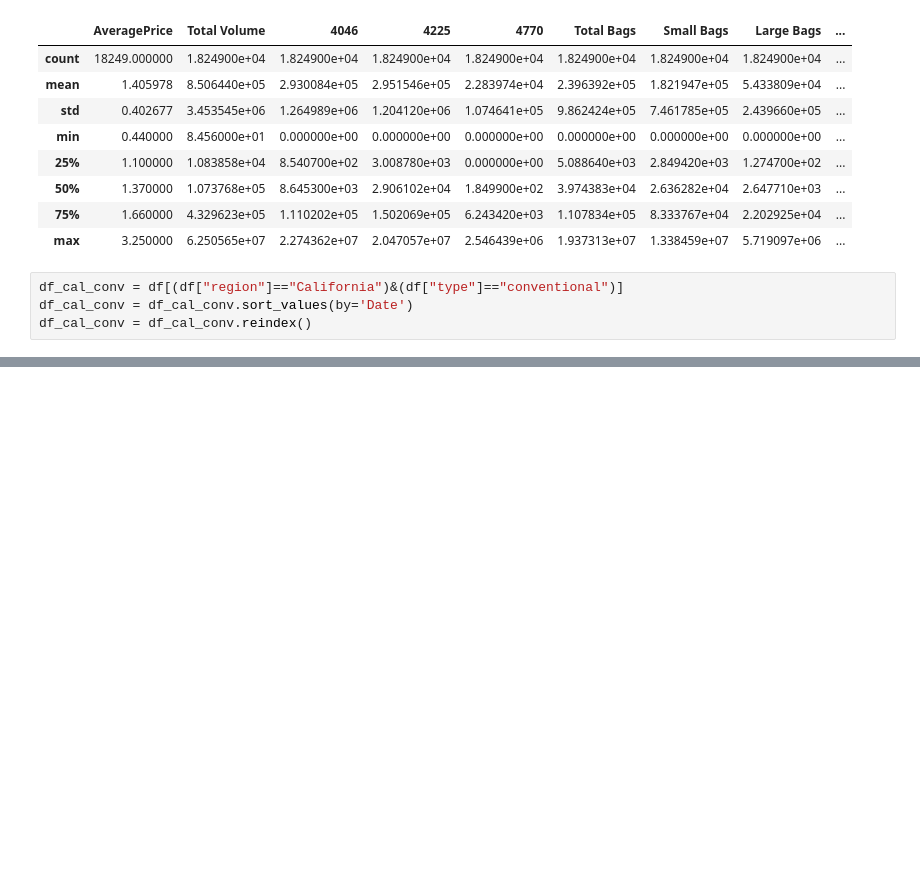
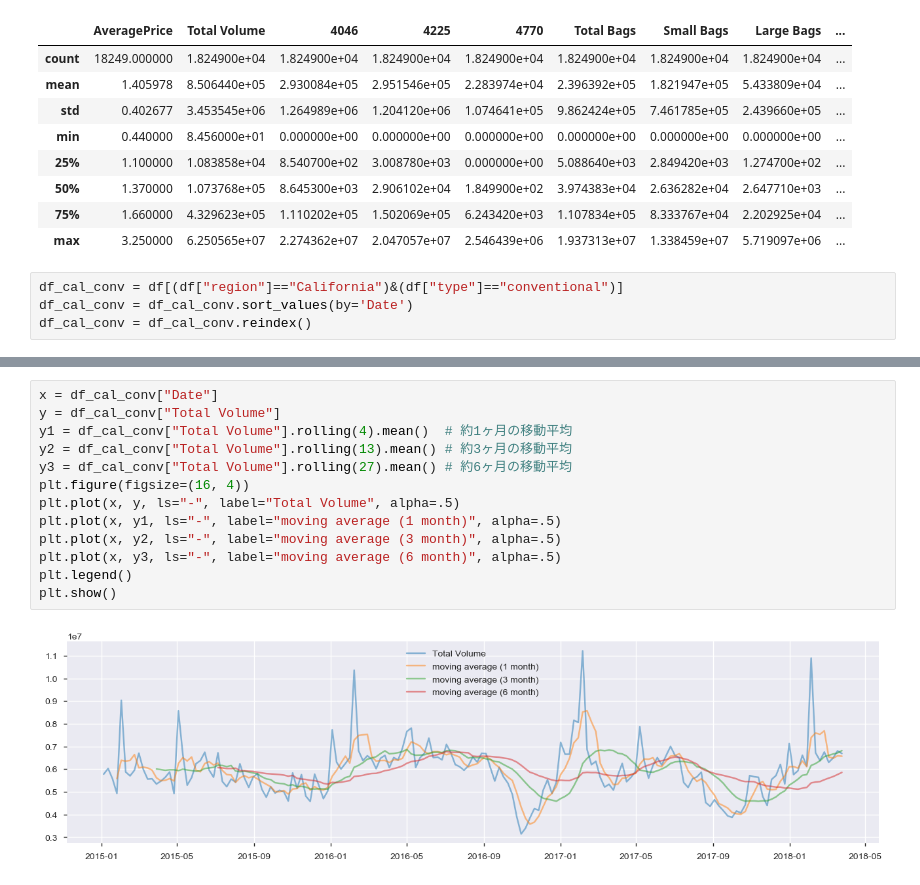
Before and after one commit to tsato-code/DataAnalysisProjects, a Jupyter notebook: notebook/Template_avocado.ipynb, the cells around one changed output, grey strips where cells are left out. Drawn from its saved outputs; the diff is of its cells as text; blank space fills up the shorter version.

```diff
--- a/notebook/Template_avocado.ipynb
+++ b/notebook/Template_avocado.ipynb
@@ -115,0 +104,15 @@ plt.show()
+# %%
+x = df_cal_conv["Date"]
+y = df_cal_conv["Total Volume"]
+y1 = df_cal_conv["Total Volume"].rolling(4).mean()  # 約1ヶ月の移動平均
+y2 = df_cal_conv["Total Volume"].rolling(13).mean() # 約3ヶ月の移動平均
+y3 = df_cal_conv["Total Volume"].rolling(27).mean() # 約6ヶ月の移動平均
+plt.figure(figsize=(16, 4))
+plt.plot(x, y, ls="-", label="Total Volume", alpha=.5)
+plt.plot(x, y1, ls="-", label="moving average (1 month)", alpha=.5)
+plt.plot(x, y2, ls="-", label="moving average (3 month)", alpha=.5)
+plt.plot(x, y3, ls="-", label="moving average (6 month)", alpha=.5)
+plt.legend()
+plt.show()
+# %% [output]
+[figure, added]
```
Also changed, not shown: parts of 3 cells of this notebook.
